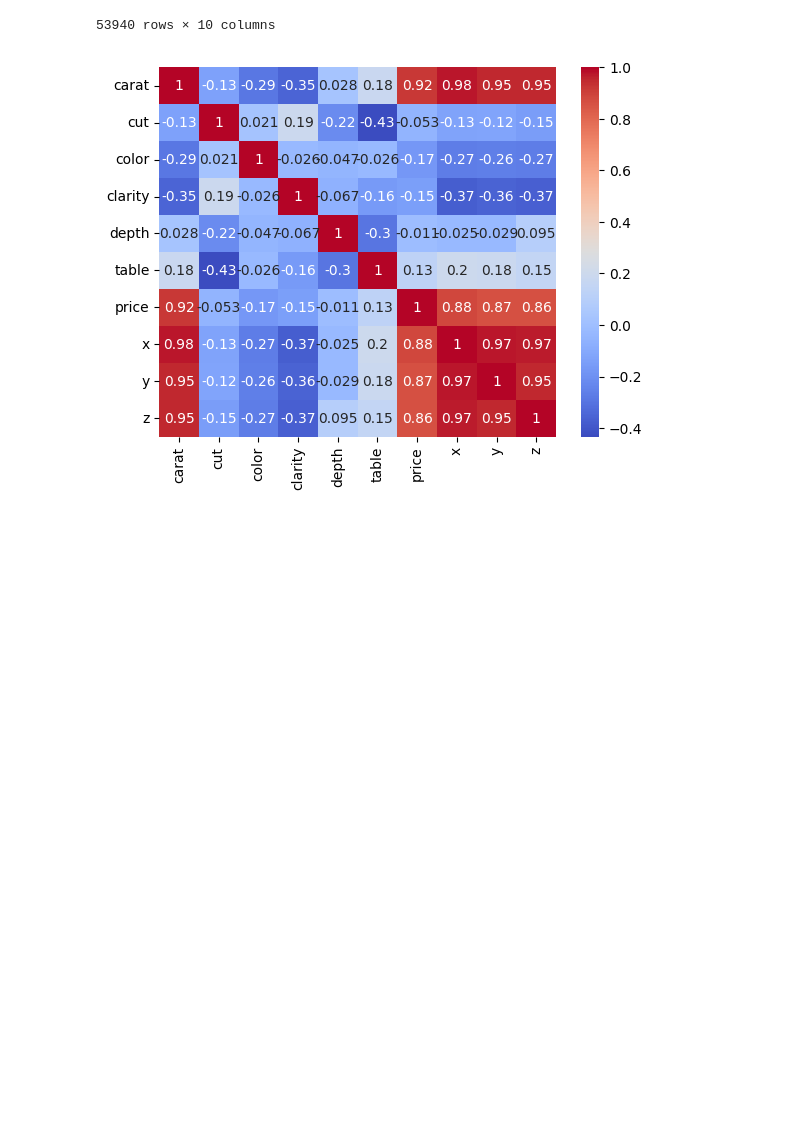
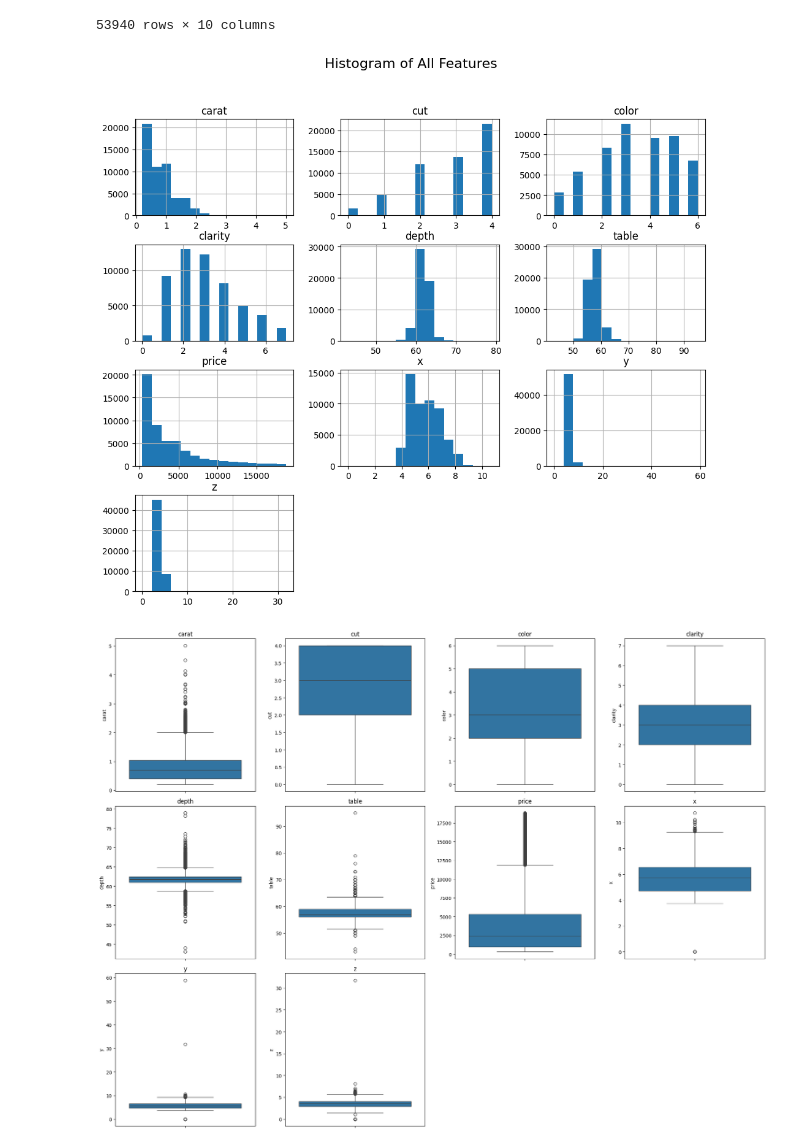
Before and after one commit to lad94220/ML-Lab1, a Jupyter notebook: model.ipynb, the cells around one changed output. Drawn from its saved outputs; the diff is of its cells as text; code cells hidden in the pictures; blank space fills up the shorter version.

Commit message:
tui có mấy cái diagram thêm để thêm tư liệu chọn model

```diff
--- a/model.ipynb
+++ b/model.ipynb
@@ -41,8 +41,69 @@ data
 # %%
 # sns.pairplot(data)
 # plt.show()
 
-sns.heatmap(data.corr(), annot=True, cmap='coolwarm')
+# sns.heatmap(data.corr(), annot=True, cmap='coolwarm')
+# plt.show()
+
+# ===========================
+# 3. Histogram các feature
+# ===========================
+data.hist(figsize=(12, 10), bins=15)
+plt.suptitle("Histogram of All Features", fontsize=16)
 plt.show()
+
+# ===========================
+# 4. Boxplot kiểm tra outliers
+# ===========================
+cols = data.columns
+n = len(cols)
+
+nrows = 3
+ncols = (n + nrows - 1) // nrows
+
+fig, axes = plt.subplots(nrows=nrows, ncols=ncols, figsize=(5*ncols, 5*nrows))
+axes = axes.flatten()
+
+for i, col in enumerate(cols):
+    sns.boxplot(y=data[col], ax=axes[i])
+    axes[i].set_title(col)
+
+for j in range(i+1, len(axes)):
+    axes[j].set_visible(False)
+
+plt.tight_layout()
+plt.show()
+
+# ===========================
+# 5. Scatter plot từng feature vs price
+# ===========================
+target = "price"
+feature_cols = [c for c in data.columns if c != target]
+
+n = len(feature_cols)
+nrows = 3
+ncols = (n + nrows - 1) // nrows
+
+fig, axes = plt.subplots(nrows, ncols, figsize=(12, 4*nrows))
+axes = axes.flatten()
+
+for i, col in enumerate(feature_cols):
+    sns.scatterplot(x=data[col], y=data[target], ax=axes[i])
+    axes[i].set_title(f"{col} vs price")
+
+for j in range(i+1, len(axes)):
+    axes[j].set_visible(False)
+
+plt.tight_layout()
+plt.show()
+
+# ===========================
+# 6. Heatmap tương quan
+# ===========================
+plt.figure(figsize=(10, 8))
+sns.heatmap(data.corr(), annot=True, cmap="coolwarm", fmt=".2f")
+plt.title("Correlation Heatmap")
+plt.show()
 # %% [output]
-[figure, old version]
+[figure, new version]
+[figure, added]
```
Also changed, not shown: parts of 1 cell of this notebook.
